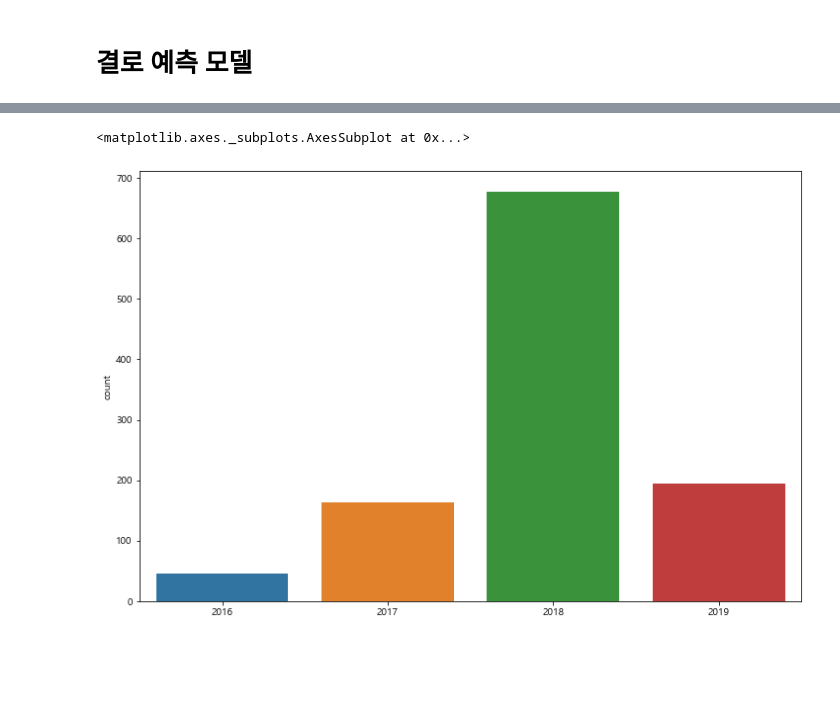
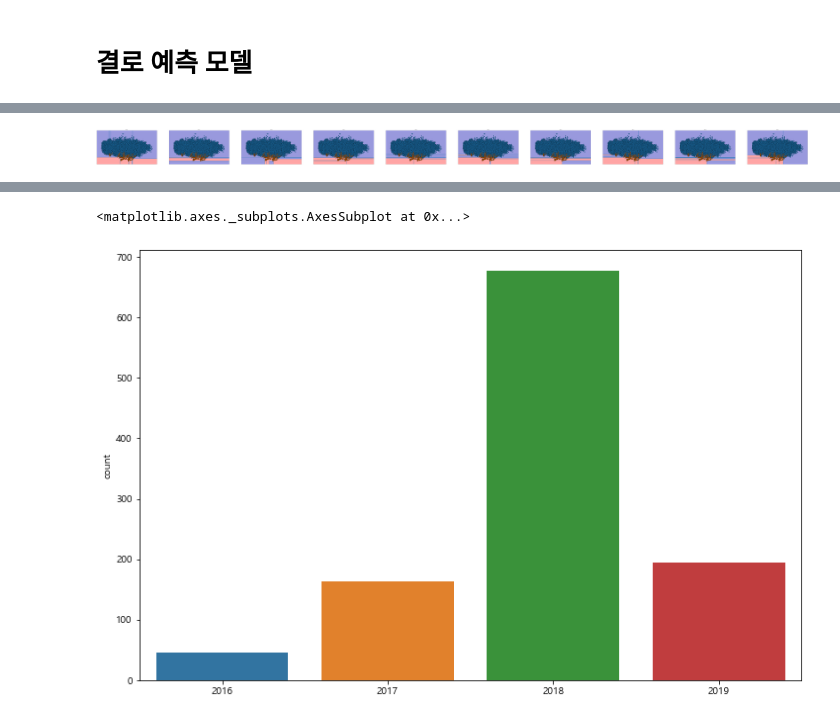
Before and after one commit to gw1303/weater_contest, a Jupyter notebook: main.ipynb, the cells around one changed output, grey strips where cells are left out. Cells and saved outputs as stored; diff of their text form; code cells hidden in the pictures; blank space fills up the shorter version.

```diff
--- a/main.ipynb
+++ b/main.ipynb
@@ -322,0 +358,8 @@ condensation_data_y = condensation_sample.iloc[:,[6]]
+# %%
+# 샘플링한 데이터셋 분리
+# 정규화
+scaler = MinMaxScaler()
+condensation_sample_x_n = scaler.fit_transform(condensation_sample_x)
+
+# 훈련셋, 검증셋
+train_x, test_x, train_y, test_y = train_test_split(condensation_sample_x_n, condensation_sample_y, test_size=0.3, random_state=77)
@@ -322,0 +516,21 @@ condensation_data_y = condensation_sample.iloc[:,[6]]
+# %%
+pca = PCA(n_components = 2)
+train_X2D = pca.fit_transform(train_x)
+train_X2D
+test_X2D = pca.fit_transform(test_x)
+test_X2D
+
+tree_model = RandomForestClassifier(n_estimators=500, max_leaf_nodes=32, random_state=7)
+tree_model.fit(train_X2D, train_y)
+
+print("훈련 세트 정확도: {:.3f}".format(tree_model.score(train_X2D, train_y)))
+print("테스트 세트 정확도: {:.3f}".format(tree_model.score(test_X2D, test_y)))
+print("특성 중요도:\n{}".format(tree_model.feature_importances_))
+print(list(condensation_data_x.columns))
+print('\n\n')
+
+pred_y = tree_model.predict(test_X2D).reshape(-1,).astype('int')
+test_y = np.array(test_y).reshape(-1,)
+
+print(classification_report(test_y, pred_y))
+print(confusion_matrix(test_y, pred_y))
@@ -322,0 +555,8 @@ condensation_data_y = condensation_sample.iloc[:,[6]]
+# %%
+fig, axes = plt.subplots(1, 10, figsize=(200, 10))
+
+for i, (ax, tree) in enumerate(zip(axes.ravel(), tree_model.estimators_)):
+    ax.set_title("트리 {}".format(i))
+    mglearn.plots.plot_tree_partition(test_X2D, test_y, tree, ax=ax)
+# %% [output]
+[figure, added]
```
Also changed, not shown: parts of 30 cells of this notebook, 1 other file.
